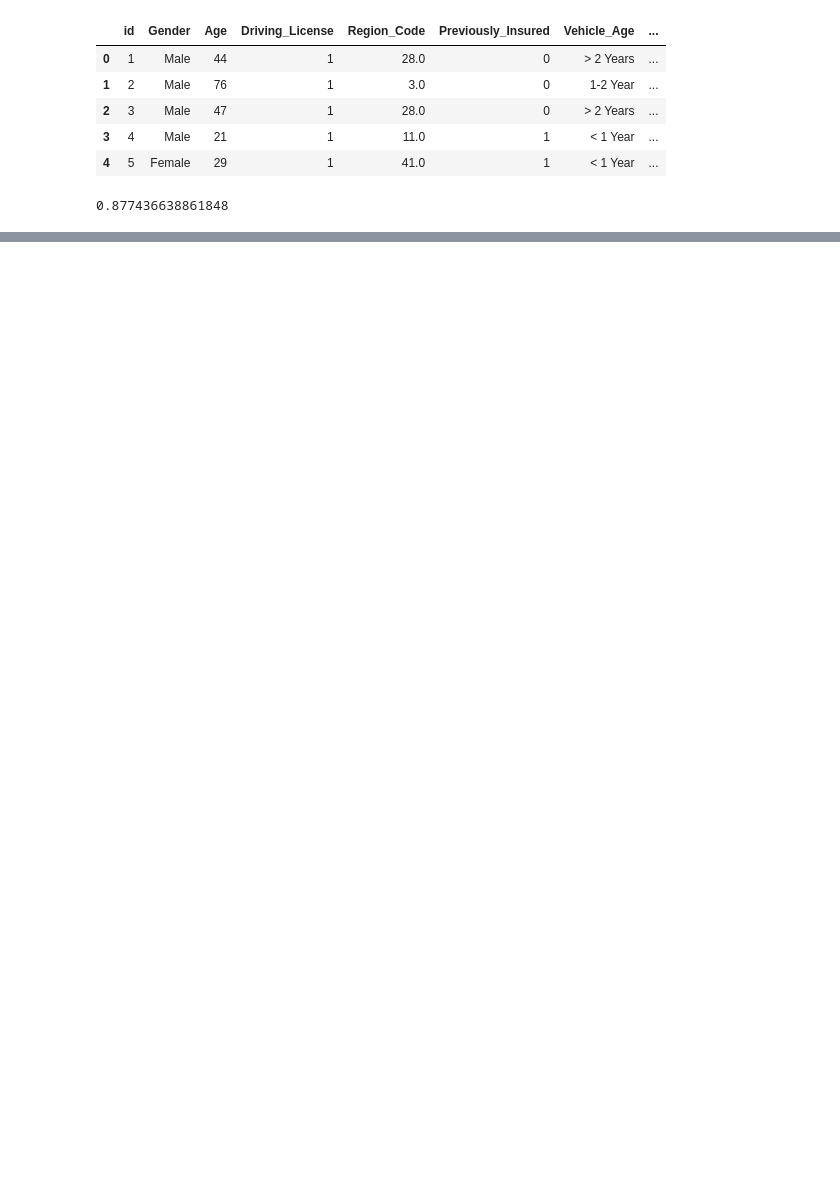
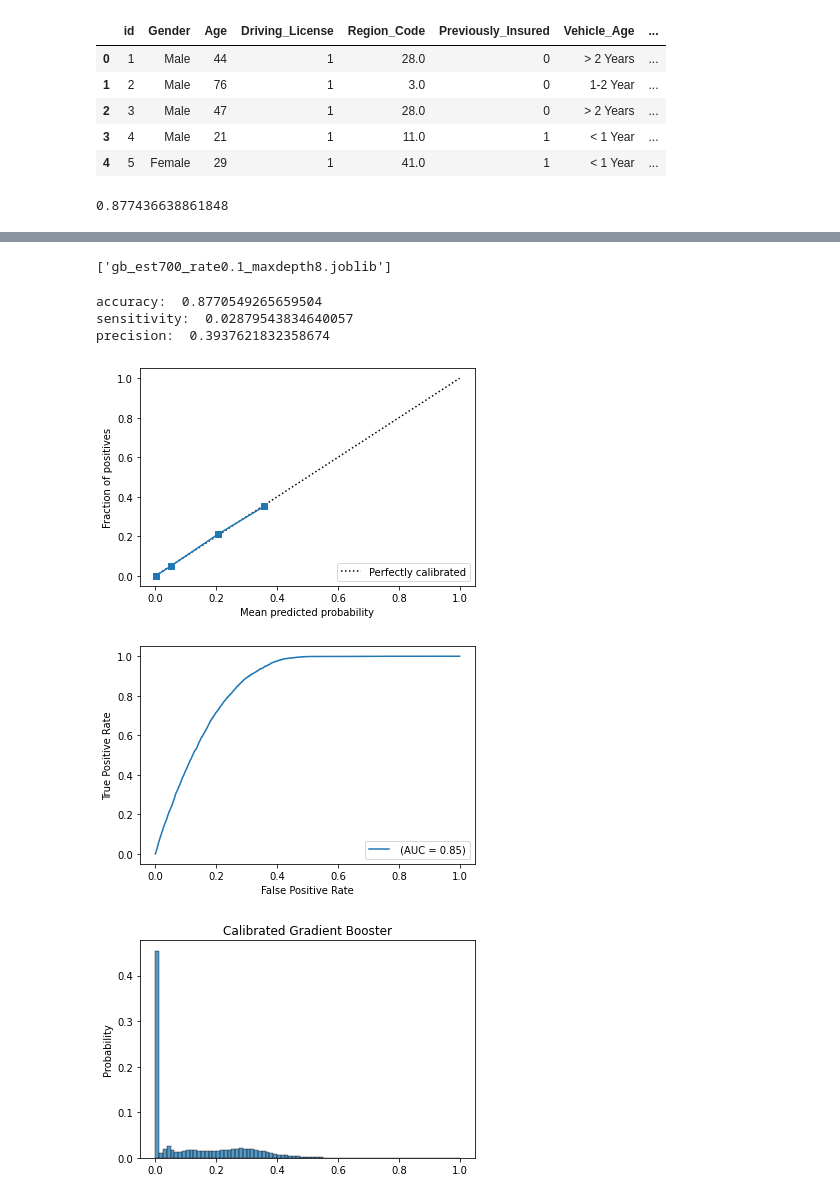
Before and after one commit to Johannes-Gross/business-analytics, a Jupyter notebook: insurance-jg.ipynb, the cells around one changed output, grey strips where cells are left out. Drawn from its saved outputs; the diff is of its cells as text; code cells hidden in the pictures; blank space fills up the shorter version.

```diff
--- a/insurance-jg.ipynb
+++ b/insurance-jg.ipynb
@@ -90,6 +104,4 @@ eval_clf_roc(lr, X_test, y_test)
 # %%
-gb = GradientBoostingClassifier(n_estimators=500,learning_rate=0.05).fit(X_train, y_train)
-eval_clf_perf(gb, X_test, y_test)
-eval_clf_calib(gb, X_test, y_test)
-eval_clf_roc(gb, X_test, y_test)
+gb = GradientBoostingClassifier(n_estimators=700,learning_rate=0.1, max_depth=8).fit(X_train, y_train)
+eval_clf(gb, X_test, y_test, clf_name='Gradient Booster')
 # %% [output]
@@ -100,0 +114,16 @@ precision:  0.6176470588235294
+# %%
+dump(gb, 'gb_est700_rate0.1_maxdepth8.joblib')
+# %% [output]
+['gb_est700_rate0.1_maxdepth8.joblib']
+# %%
+X_calib, X_val, y_calib, y_val = train_test_split(X_test, y_test, test_size=0.5, random_state=45)
+# %%
+gb_calib = CalibratedClassifierCV(base_estimator=gb, method='sigmoid', cv='prefit').fit(X_calib,y_calib)
+eval_clf(gb_calib, X_val, y_val, clf_name='Calibrated Gradient Booster')
+# %% [output]
+accuracy:  0.8770549265659504
+sensitivity:  0.02879543834640057
+precision:  0.3937621832358674
+[figure, added]
+[figure, added]
+[figure, added]
```
Also changed, not shown: parts of 10 cells of this notebook, 1 other file.
